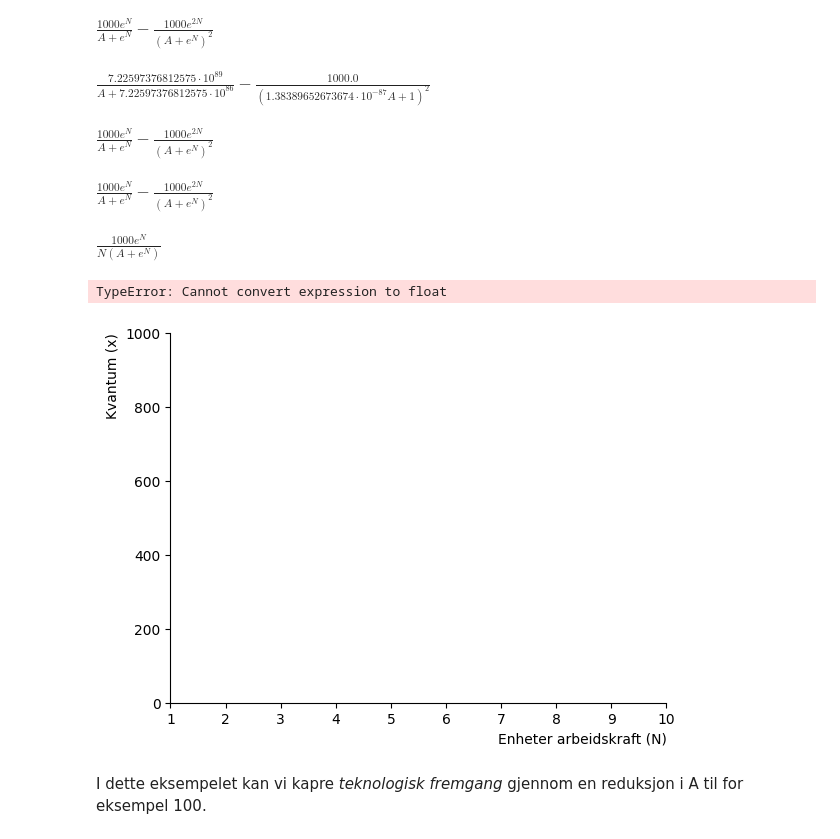
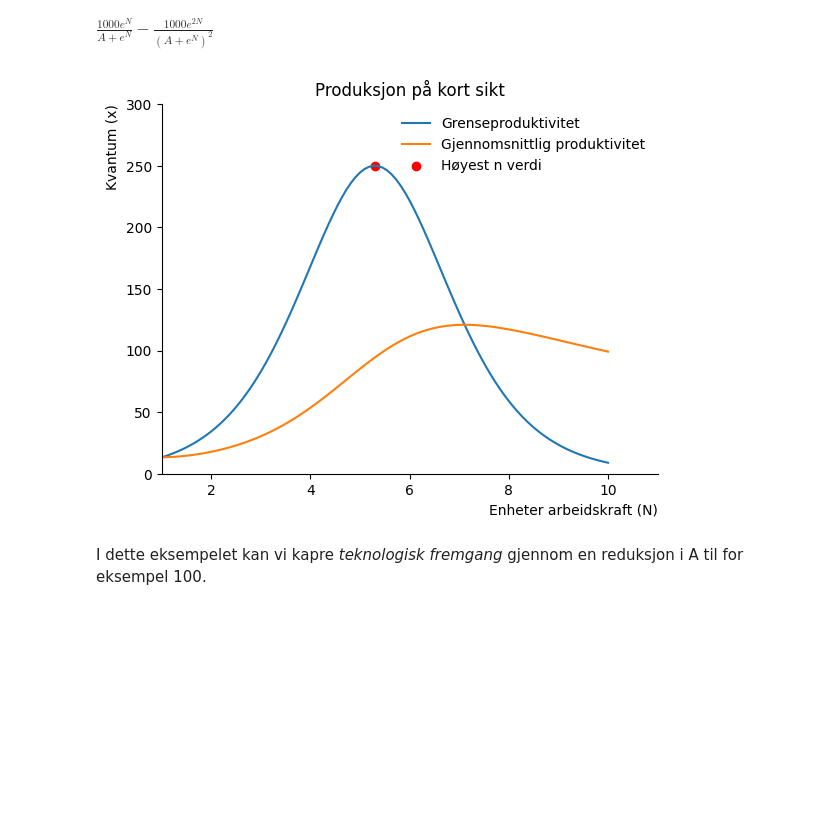
Before and after one commit to Einarness/SOK-1006, a Jupyter notebook: sok1006-notater_edit/notater forelesning 7.ipynb, the cells around one changed output. Drawn from its saved outputs; the diff is of its cells as text; code cells hidden in the pictures; blank space fills up the shorter version.

```diff
--- a/sok1006-notater_edit/notater forelesning 7.ipynb
+++ b/sok1006-notater_edit/notater forelesning 7.ipynb
@@ -107,19 +107,10 @@ gpr
 # %% [output]
 $\displaystyle \frac{1000 e^{N}}{A + e^{N}} - \frac{1000 e^{2 N}}{\left(A + e^{N}\right)^{2}}$
 # %%
-fun=sp.lambdify(N,sp.diff(prod(sp,N,A),N), "numpy")
-fun(200)
+gpr=sp.lambdify(
+    (A,N),
+    gpr,
+)
-# %% [output]
-$\displaystyle \frac{7.22597376812575 \cdot 10^{89}}{A + 7.22597376812575 \cdot 10^{86}} - \frac{1000.0}{\left(1.38389652673674 \cdot 10^{-87} A + 1\right)^{2}}$
 # %%
-def gr_prod(c,N,A):
-    produksjon=c.diff(prod(sp,N,A),N)
-    return produksjon
-gr_prod(sp,N,A)
+def gjennomsnitt(N,A):
+    return 1000*(np.exp(N)/(A+np.exp(N)))/N
-# %% [output]
-$\displaystyle \frac{1000 e^{N}}{A + e^{N}} - \frac{1000 e^{2 N}}{\left(A + e^{N}\right)^{2}}$
-# %%
-gpr= sp.diff(prod(sp,N,A),N)
-gpr
-# %% [output]
-$\displaystyle \frac{1000 e^{N}}{A + e^{N}} - \frac{1000 e^{2 N}}{\left(A + e^{N}\right)^{2}}$
@@ -133,33 +117,28 @@ p_eq_fn(t,T)
-# %%
-p_eq=(prod(sp,N,A)/N)
-p_eq
-# %% [output]
-$\displaystyle \frac{1000 e^{N}}{N \left(A + e^{N}\right)}$
 # %%
-n=np.linspace(1,100,100)
+n=np.linspace(1,10,100)
 
 fig1, ax = plt.subplots()
 ax.set_ylabel('Kvantum (x)', loc='top')
 ax.set_xlabel('Enheter arbeidskraft (N)', loc='right')
-ax.set(xlim=(1,10))
-ax.set(ylim=(0,1000))
+ax.set(xlim=(1,11))
+ax.set(ylim=(0,300))
 ax.spines['top'].set_color('none')
 ax.spines['right'].set_color('none')
 
 
 # plott funksjonen
 
-ax.plot(n, fun(n), label='produktfn')
+ax.plot(n, gpr(200,n), label='Grenseproduktivitet')
+ax.plot(n, gjennomsnitt(n,200), label='Gjennomsnittlig produktivitet')
 
-
+ax.scatter(5.3,250, label='Høyest n verdi', color='red')
 # tittel
 ax.set_title('Produksjon på kort sikt')
 
 #vis navnene:
 ax.legend(loc='best',frameon=False);
 # %% [output]
-TypeError: Cannot convert expression to float
-[figure, old version]
+[figure, new version]
 # %% [markdown]
 I dette eksempelet kan vi kapre *teknologisk fremgang* gjennom en reduksjon i A til for eksempel 100.
 # %%
```
Also changed, not shown: parts of 1 cell of this notebook.
